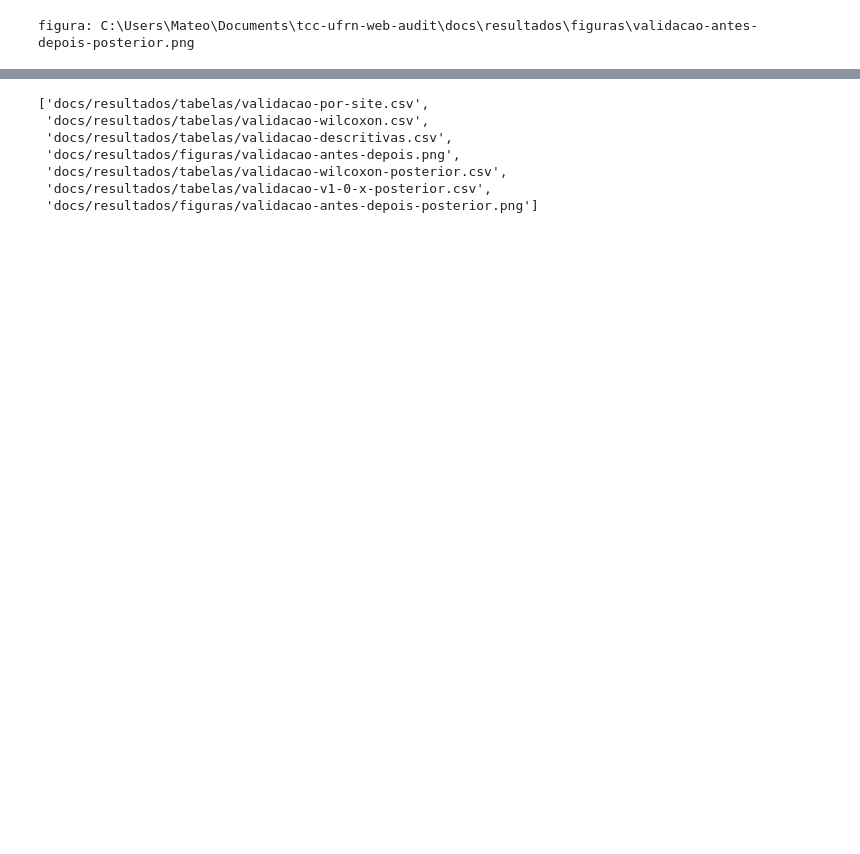
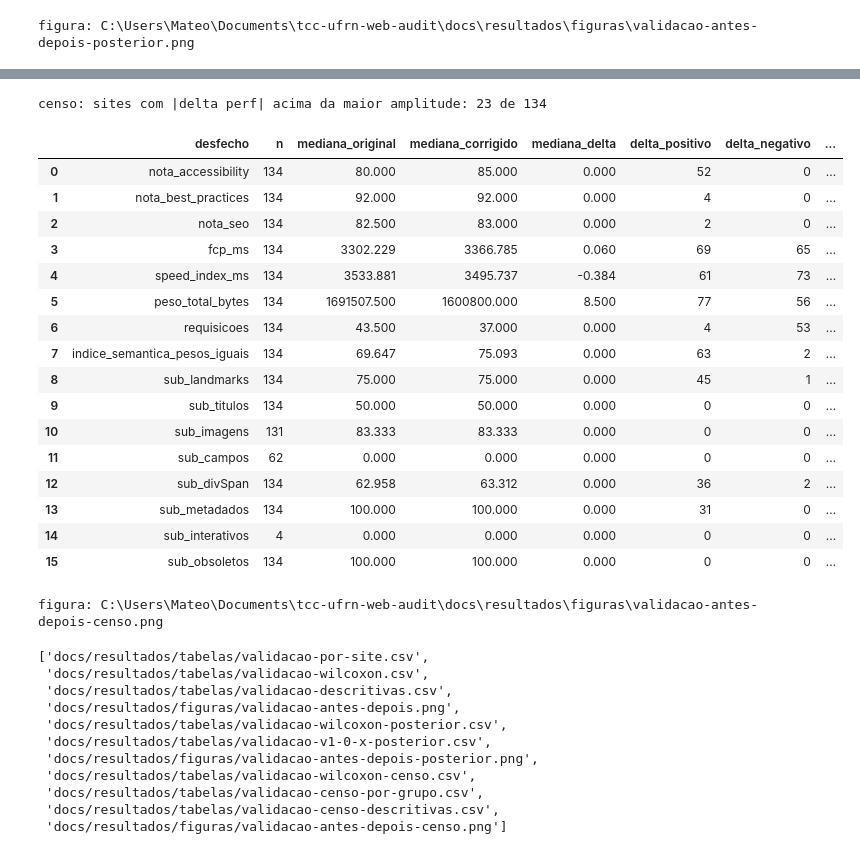
Before and after one commit to MateoCalazans/tcc-ufrn-web-audit, a Jupyter notebook: analysis/validacao.ipynb, the cells around one changed output, grey strips where cells are left out. Saved outputs shown, nothing was run; the diff lists cells and outputs as text; code cells hidden in the pictures; blank space fills up the shorter version.

Commit message:
docs(analise): seção do censo no notebook de validação, com tabelas e figura

```diff
--- a/analysis/validacao.ipynb
+++ b/analysis/validacao.ipynb
@@ -28,6 +29,8 @@ ROOT = Path.cwd().parent if Path.cwd().name == "analysis" else Path.cwd()
 VALIDACAO = ROOT / "data" / "processed" / "validation-v1.0.csv"
 POSTERIOR = ROOT / "data" / "processed" / "validation.csv"
 AMOSTRA = ROOT / "data" / "validation" / "amostra.csv"
+CENSO = ROOT / "data" / "processed" / "validation-censo.csv"
+LISTA_CENSO = ROOT / "data" / "validation" / "censo.csv"
 TAB = ROOT / "docs" / "resultados" / "tabelas"
 FIG = ROOT / "docs" / "resultados" / "figuras"
 TAB.mkdir(parents=True, exist_ok=True)
@@ -52,6 +55,8 @@ meta = {
         "validation_v1_0": {"arquivo": "data/processed/validation-v1.0.csv", "sha256": sha(VALIDACAO)},
         "validation_posterior": {"arquivo": "data/processed/validation.csv", "sha256": sha(POSTERIOR)},
         "amostra": {"arquivo": "data/validation/amostra.csv", "sha256": sha(AMOSTRA)},
+        "validation_censo": {"arquivo": "data/processed/validation-censo.csv", "sha256": sha(CENSO)},
+        "censo": {"arquivo": "data/validation/censo.csv", "sha256": sha(LISTA_CENSO)},
     },
 }
 meta
@@ -298,0 +312,11 @@ figura: C:\Users\Mateo\Documents\tcc-ufrn-web-audit\docs\resultados\figuras\vali
+# %%
+c = pd.read_csv(CENSO)
+lista = pd.read_csv(LISTA_CENSO)
+faltando_censo = sorted(set(lista.id) - set(c.id))
+print("sites no censo:", len(lista), "| validados:", len(c), "| faltando:", faltando_censo)
+print("por grupo:", c.grupo.value_counts().to_dict())
+print("deltas ausentes por desfecho:", {k: int(c[f"{k}_delta"].isna().sum()) for k in PRINCIPAIS})
+print("sites com correção da LLM:", int((c.correcoes_llm > 0).sum()))
+censo = familia(c)
+censo.to_csv(TAB / "validacao-wilcoxon-censo.csv", index=False)
+censo.round(4)
@@ -299,8 +367,49 @@ figura: C:\Users\Mateo\Documents\tcc-ufrn-web-audit\docs\resultados\figuras\vali
+# %%
+desc_censo = pd.DataFrame([{
+    "desfecho": k,
+    "n": int(c[f"{k}_delta"].notna().sum()),
+    "mediana_original": c[f"{k}_original"].median(),
+    "mediana_corrigido": c[f"{k}_corrigido"].median(),
+    "mediana_delta": c[f"{k}_delta"].median(),
+    "delta_positivo": int((c[f"{k}_delta"] > 0).sum()),
+    "delta_negativo": int((c[f"{k}_delta"] < 0).sum()),
+    "delta_zero": int((c[f"{k}_delta"] == 0).sum()),
+} for k in outros])
+desc_censo.to_csv(TAB / "validacao-censo-descritivas.csv", index=False)
+r = c[["id", "nota_performance_delta", "amplitude_original", "amplitude_corrigido"]].copy()
+r["amplitude_max"] = r[["amplitude_original", "amplitude_corrigido"]].max(axis=1)
+print("censo: sites com |delta perf| acima da maior amplitude:", int((r.nota_performance_delta.abs() > r.amplitude_max).sum()), "de", int(r.nota_performance_delta.notna().sum()))
+desc_censo.round(3)
+# %% [output]
+censo: sites com |delta perf| acima da maior amplitude: 23 de 134
+|  | desfecho | n | mediana_original | mediana_corrigido | mediana_delta | delta_positivo | delta_negativo | ... |
+| 0 | nota_accessibility | 134 | 80.000 | 85.000 | 0.000 | 52 | 0 | ... |
+| 1 | nota_best_practices | 134 | 92.000 | 92.000 | 0.000 | 4 | 0 | ... |
+| 2 | nota_seo | 134 | 82.500 | 83.000 | 0.000 | 2 | 0 | ... |
+| 3 | fcp_ms | 134 | 3302.229 | 3366.785 | 0.060 | 69 | 65 | ... |
+| 4 | speed_index_ms | 134 | 3533.881 | 3495.737 | -0.384 | 61 | 73 | ... |
+| 5 | peso_total_bytes | 134 | 1691507.500 | 1600800.000 | 8.500 | 77 | 56 | ... |
+| 6 | requisicoes | 134 | 43.500 | 37.000 | 0.000 | 4 | 53 | ... |
+| 7 | indice_semantica_pesos_iguais | 134 | 69.647 | 75.093 | 0.000 | 63 | 2 | ... |
+| 8 | sub_landmarks | 134 | 75.000 | 75.000 | 0.000 | 45 | 1 | ... |
+| 9 | sub_titulos | 134 | 50.000 | 50.000 | 0.000 | 0 | 0 | ... |
+| 10 | sub_imagens | 131 | 83.333 | 83.333 | 0.000 | 0 | 0 | ... |
+| 11 | sub_campos | 62 | 0.000 | 0.000 | 0.000 | 0 | 0 | ... |
+| 12 | sub_divSpan | 134 | 62.958 | 63.312 | 0.000 | 36 | 2 | ... |
+| 13 | sub_metadados | 134 | 100.000 | 100.000 | 0.000 | 31 | 0 | ... |
+| 14 | sub_interativos | 4 | 0.000 | 0.000 | 0.000 | 0 | 0 | ... |
+| 15 | sub_obsoletos | 134 | 100.000 | 100.000 | 0.000 | 0 | 0 | ... |
+# %%
+figura(c, f"Cópia local original × corrigida (censo, n = {len(c)} sites, análise secundária)", "validacao-antes-depois-censo.png")
+# %% [output]
+figura: C:\Users\Mateo\Documents\tcc-ufrn-web-audit\docs\resultados\figuras\validacao-antes-depois-censo.png
 # %%
 meta["saidas"] = ["docs/resultados/tabelas/validacao-por-site.csv", "docs/resultados/tabelas/validacao-wilcoxon.csv",
                   "docs/resultados/tabelas/validacao-descritivas.csv", "docs/resultados/figuras/validacao-antes-depois.png",
                   "docs/resultados/tabelas/validacao-wilcoxon-posterior.csv", "docs/resultados/tabelas/validacao-v1-0-x-posterior.csv",
-                  "docs/resultados/figuras/validacao-antes-depois-posterior.png"]
+                  "docs/resultados/figuras/validacao-antes-depois-posterior.png",
+                  "docs/resultados/tabelas/validacao-wilcoxon-censo.csv", "docs/resultados/tabelas/validacao-censo-por-grupo.csv",
+                  "docs/resultados/tabelas/validacao-censo-descritivas.csv", "docs/resultados/figuras/validacao-antes-depois-censo.png"]
 (TAB / "validacao-meta.json").write_text(json.dumps(meta, indent=2, ensure_ascii=False) + "\n", encoding="utf-8")
 meta["saidas"]
 # %% [output]
@@ -310,4 +419,8 @@ meta["saidas"]
  'docs/resultados/figuras/validacao-antes-depois.png',
  'docs/resultados/tabelas/validacao-wilcoxon-posterior.csv',
  'docs/resultados/tabelas/validacao-v1-0-x-posterior.csv',
- 'docs/resultados/figuras/validacao-antes-depois-posterior.png']
+ 'docs/resultados/figuras/validacao-antes-depois-posterior.png',
+ 'docs/resultados/tabelas/validacao-wilcoxon-censo.csv',
+ 'docs/resultados/tabelas/validacao-censo-por-grupo.csv',
+ 'docs/resultados/tabelas/validacao-censo-descritivas.csv',
+ 'docs/resultados/figuras/validacao-antes-depois-censo.png']
```
Also changed, not shown: parts of 6 cells of this notebook, 5 other files.
